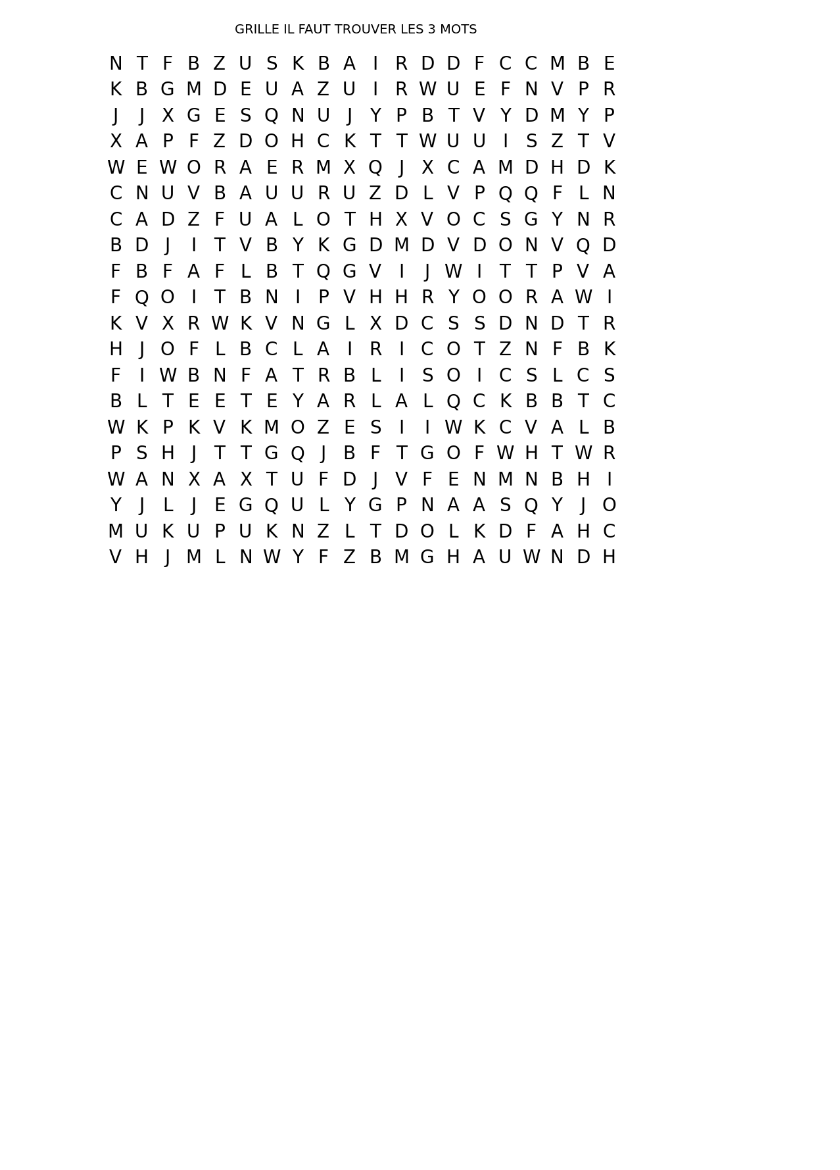
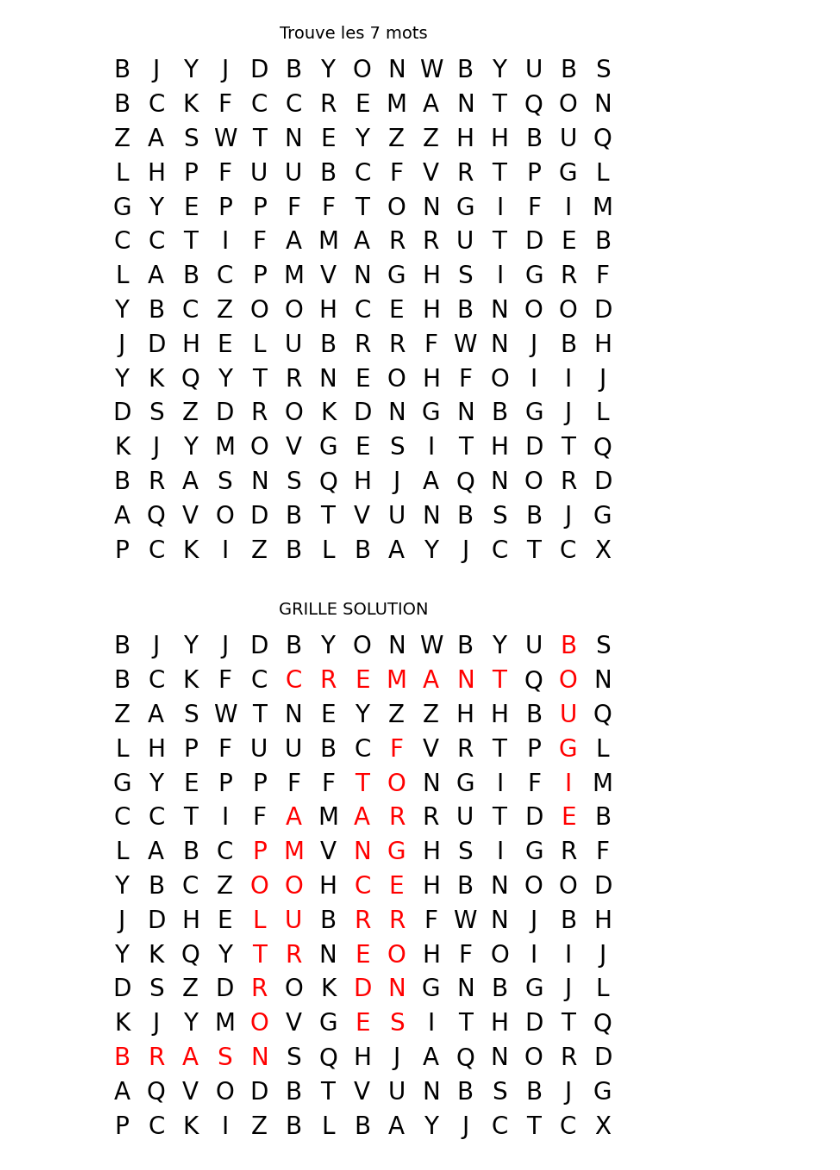
Before and after one commit to KTancrede/jupyter_fun, a Jupyter notebook: grille_mot.ipynb, the cells around one changed output. Saved outputs shown, nothing was run; the diff lists cells and outputs as text; code cells hidden in the pictures; blank space fills up the shorter version.

```diff
--- a/grille_mot.ipynb
+++ b/grille_mot.ipynb
@@ -69,10 +124,7 @@ def afficher_grille_jeu(grille, titre=""):
-# %%
-largeur,longueur=20,20
-grille=generer_grille(largeur,longueur)
-liste_mot=["ABRICOT","LIBRE","BRIOCHE"]
-for i in liste_mot:
-    ajouter_mot_grille(i,grille)
-remplir_grille(grille)
-afficher_grille_jeu(grille,"GRILLE IL FAUT TROUVER LES 3 MOTS")
-# %% [output]
-[figure, removed]
+# %%
+largeur,longueur=15,15
+liste_mot=["POLTRON","TANCREDE","AMOUR","CREMANT","BOUGIE","BRAS","FORGERONS"]
+grille_et_solution(liste_mot,longueur,largeur)
+# %% [output]
+[figure, added]
+[figure, added]
```
Also changed, not shown: parts of 1 cell of this notebook, 2 other files.
